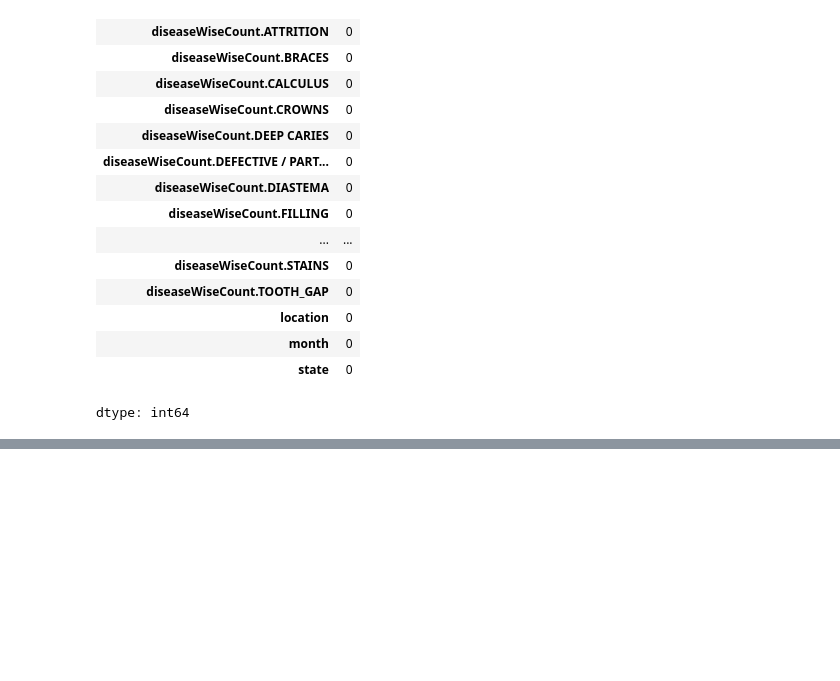
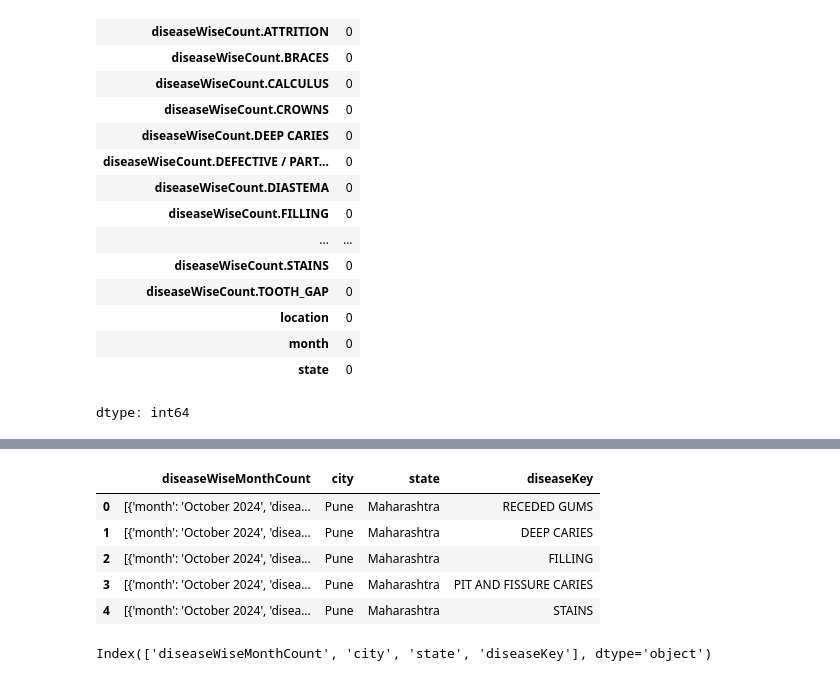
Before and after one commit to tejas-p-28/scano_data_analysis, a Jupyter notebook: scano_data.ipynb, the cells around one changed output, grey strips where cells are left out. Drawn from its saved outputs; the diff is of its cells as text; code cells hidden in the pictures; blank space fills up the shorter version.

```diff
--- a/scano_data.ipynb
+++ b/scano_data.ipynb
@@ -498,0 +764,29 @@ disease.to_csv('disease_data.csv', index = False)
+# %%
+extracted_values = []
+for index, row in city.iterrows():
+    try:
+        for value in row['diseaseKeys']:
+            extracted_values.append({
+                'city': row['city'],
+                'state': row['state'],
+                'diseaseKey': value
+            })
+    except (TypeError, AttributeError):
+        pass
+extracted_df = pd.DataFrame(extracted_values)
+# %%
+city = pd.merge(city, extracted_df, on=['city', 'state'], how='left')
+city.drop(columns = ['diseaseKeys'], inplace = True)
+# %%
+city.head()
+# %% [output]
+|  | diseaseWiseMonthCount | city | state | diseaseKey |
+| 0 | [{'month': 'October 2024', 'disea... | Pune | Maharashtra | RECEDED GUMS |
+| 1 | [{'month': 'October 2024', 'disea... | Pune | Maharashtra | DEEP CARIES |
+| 2 | [{'month': 'October 2024', 'disea... | Pune | Maharashtra | FILLING |
+| 3 | [{'month': 'October 2024', 'disea... | Pune | Maharashtra | PIT AND FISSURE CARIES |
+| 4 | [{'month': 'October 2024', 'disea... | Pune | Maharashtra | STAINS |
+# %%
+city.columns
+# %% [output]
+Index(['diseaseWiseMonthCount', 'city', 'state', 'diseaseKey'], dtype='object')
```
Also changed, not shown: parts of 58 cells of this notebook, 3 other files.
